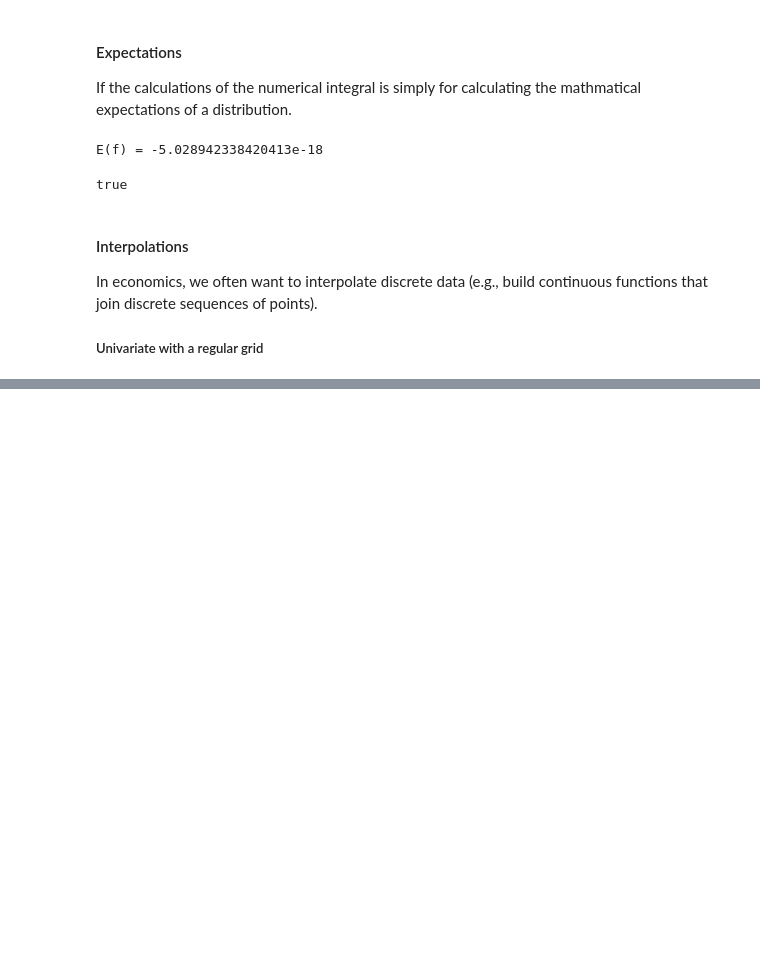
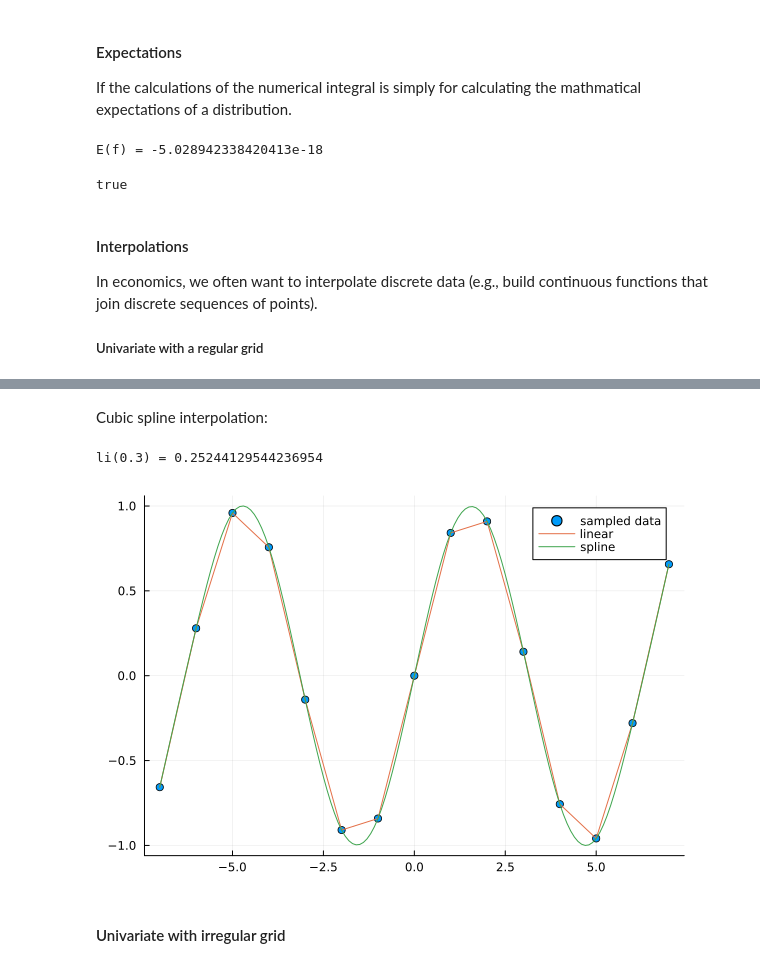
Before and after one commit to BraddWForster/learning_julia, a Jupyter notebook: coding_basics/lesson_7.ipynb, the cells around one changed output, grey strips where cells are left out. Saved outputs shown, nothing was run; the diff lists cells and outputs as text; code cells hidden in the pictures; blank space fills up the shorter version.

Commit message:
trying out the splines and also trying out the branches

```diff
--- a/coding_basics/lesson_7.ipynb
+++ b/coding_basics/lesson_7.ipynb
@@ -57,0 +62,16 @@ x = -7:7
+# %% [markdown]
+Cubic spline interpolation:
+# %%
+li = LinearInterpolation(x, y)
+li_spline = CubicSplineInterpolation(x, y)
+
+@show li(0.3)
+
+scatter(x, y, label = "sampled data", markersize = 4)
+plot!(xf, li.(xf), label = "linear")
+plot!(xf, li_spline(xf), label = "spline")
+# %% [output]
+li(0.3) = 0.25244129544236954
+[figure, added]
+# %% [markdown]
+#### Univariate with irregular grid
```
Also changed, not shown: parts of 1 cell of this notebook.
